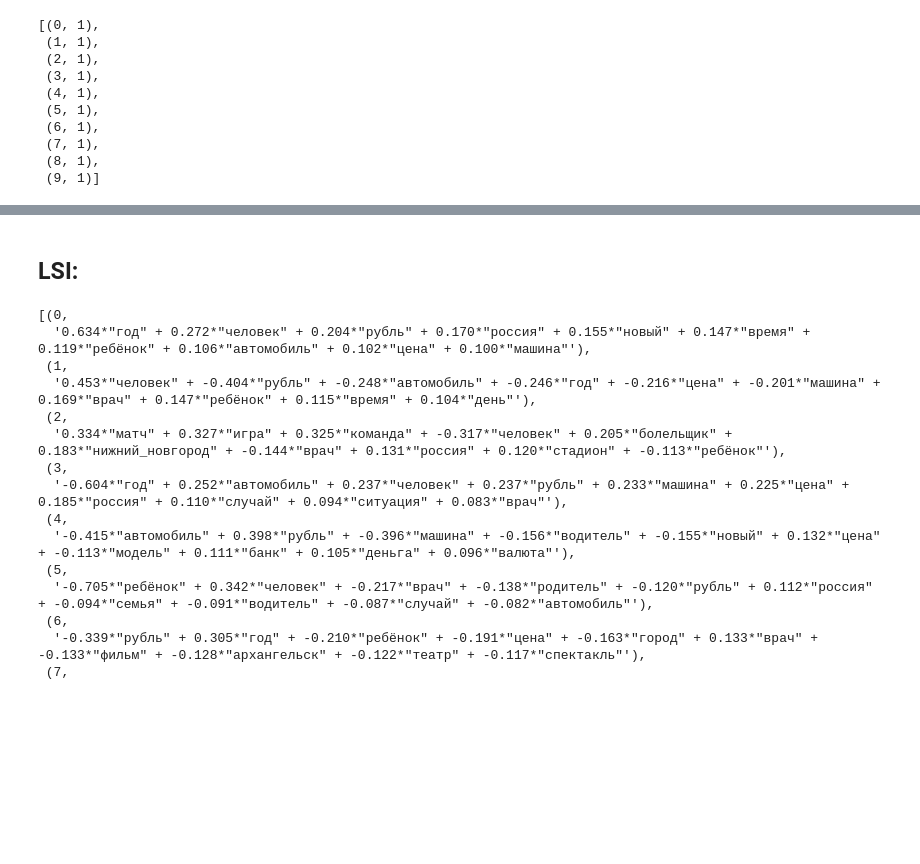
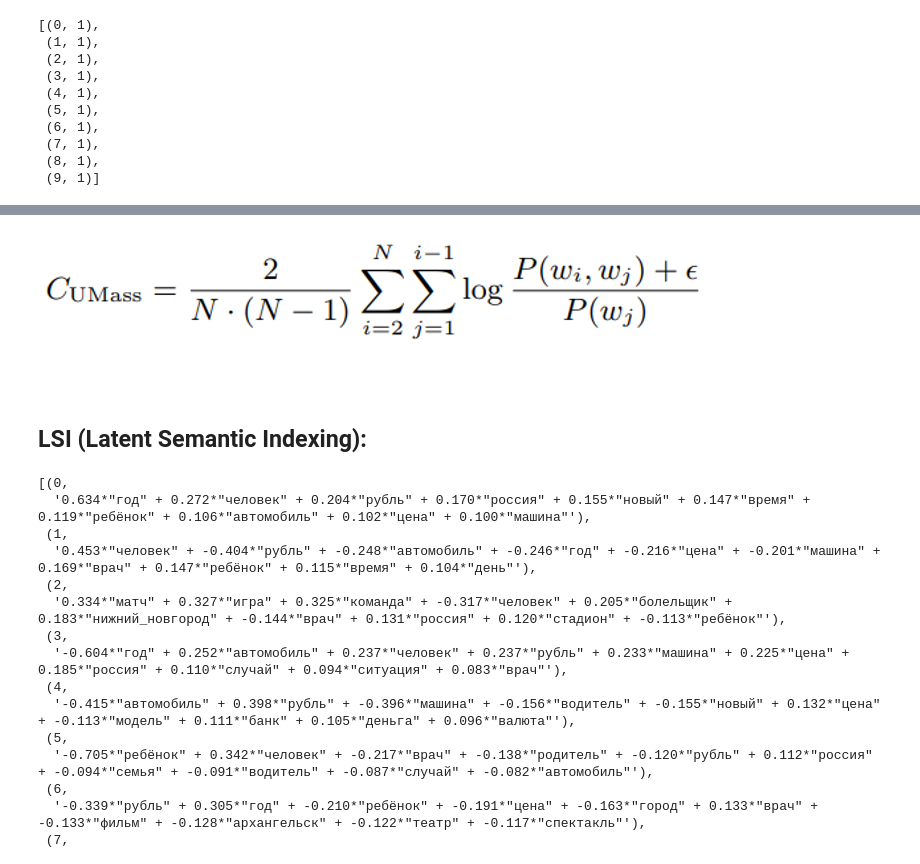
Before and after one commit to DenisKabanov/computational_linguistics_lab3, a Jupyter notebook: test.ipynb, the cells around one changed output, grey strips where cells are left out. Cells and saved outputs as stored; diff of their text form; code cells hidden in the pictures; blank space fills up the shorter version.

```diff
--- a/test.ipynb
+++ b/test.ipynb
@@ -198,2 +281,6 @@ corpus[0][0:10] # возвращает: (id слова в словаре, ско
+# %%
+Image(filename='umass.png')
+# %% [output]
+[figure, added]
 # %% [markdown]
-## LSI:
+## LSI (Latent Semantic Indexing):
```
Also changed, not shown: parts of 56 cells of this notebook, 1 other file.
